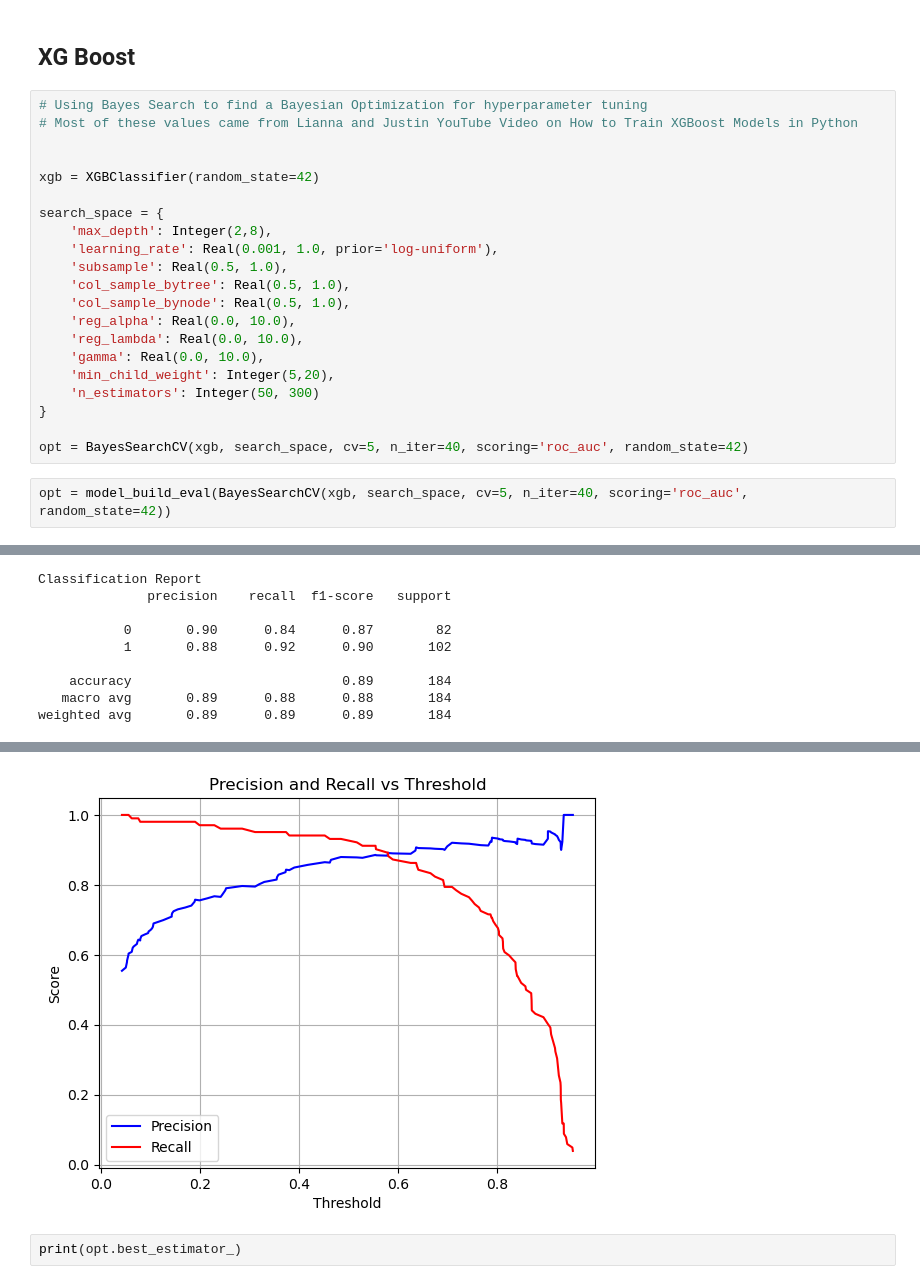
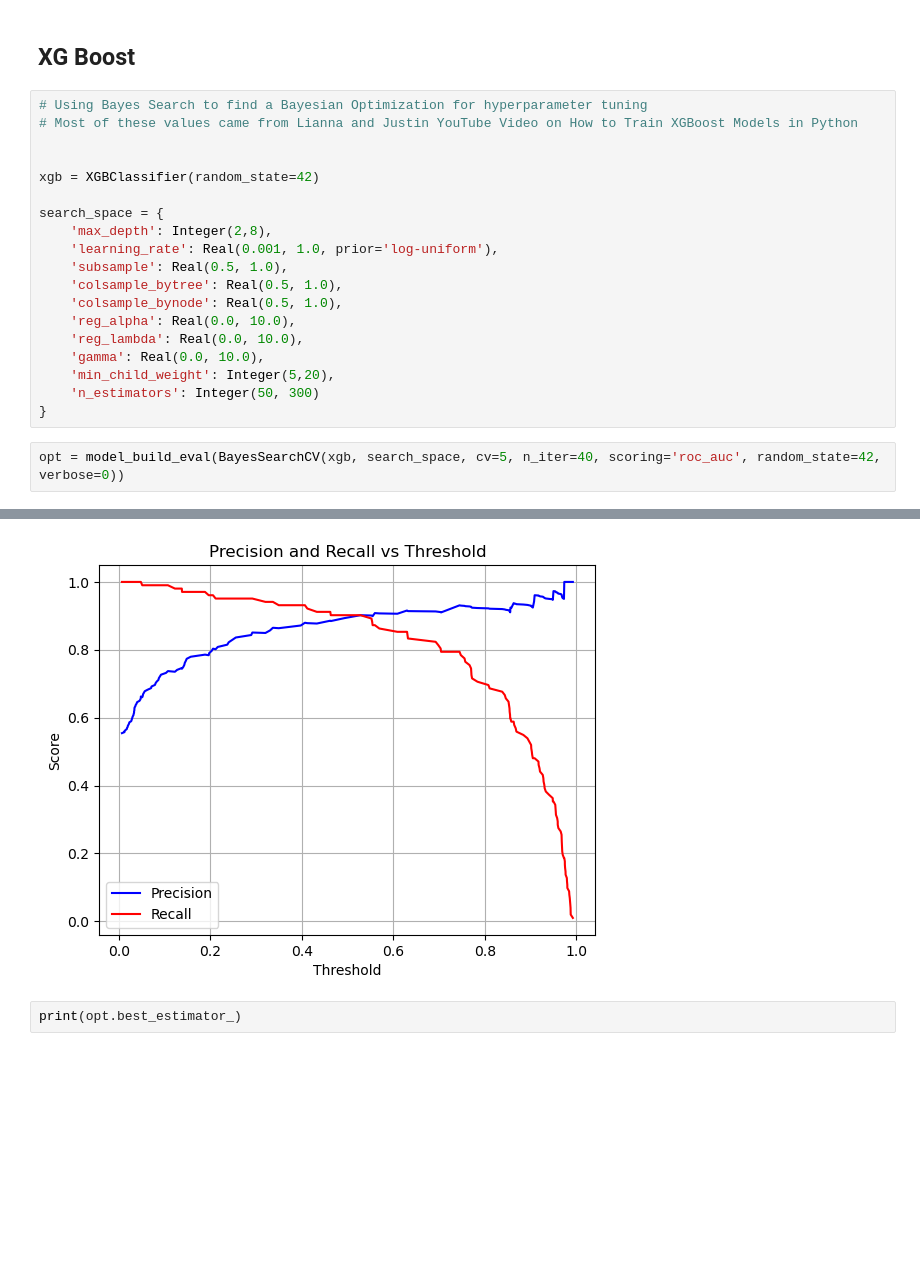
Before and after one commit to DevJGraham/Heart_Disease_Prediction, a Jupyter notebook: heart_disease_prediction.ipynb, the cells around one changed output, grey strips where cells are left out. Drawn from its saved outputs; the diff is of its cells as text; blank space fills up the shorter version.

```diff
--- a/heart_disease_prediction.ipynb
+++ b/heart_disease_prediction.ipynb
@@ -952,16 +952,14 @@ search_space = {
     'max_depth': Integer(2,8),
     'learning_rate': Real(0.001, 1.0, prior='log-uniform'),
     'subsample': Real(0.5, 1.0),
-    'col_sample_bytree': Real(0.5, 1.0),
-    'col_sample_bynode': Real(0.5, 1.0),
+    'colsample_bytree': Real(0.5, 1.0),
+    'colsample_bynode': Real(0.5, 1.0),
     'reg_alpha': Real(0.0, 10.0),
     'reg_lambda': Real(0.0, 10.0),
     'gamma': Real(0.0, 10.0),
     'min_child_weight': Integer(5,20),
     'n_estimators': Integer(50, 300)
 }
-
-opt = BayesSearchCV(xgb, search_space, cv=5, n_iter=40, scoring='roc_auc', random_state=42)
 # %%
-opt = model_build_eval(BayesSearchCV(xgb, search_space, cv=5, n_iter=40, scoring='roc_auc', random_state=42))
+opt = model_build_eval(BayesSearchCV(xgb, search_space, cv=5, n_iter=40, scoring='roc_auc', random_state=42, verbose=0))
 # %% [output]
@@ -985,9 +974,0 @@ Parameters: { "col_sample_bynode", "col_sample_bytree" } are not used.
-Classification Report
-              precision    recall  f1-score   support
-
-           0       0.90      0.84      0.87        82
-           1       0.88      0.92      0.90       102
-
-    accuracy                           0.89       184
-   macro avg       0.89      0.88      0.88       184
-weighted avg       0.89      0.89      0.89       184
@@ -997,4 +978,4 @@ weighted avg       0.89      0.89      0.89       184
-[figure, old version]
+[figure, new version]
 # %%
 print(opt.best_estimator_)
 # %% [output]
```
Also changed, not shown: parts of 10 cells of this notebook.
